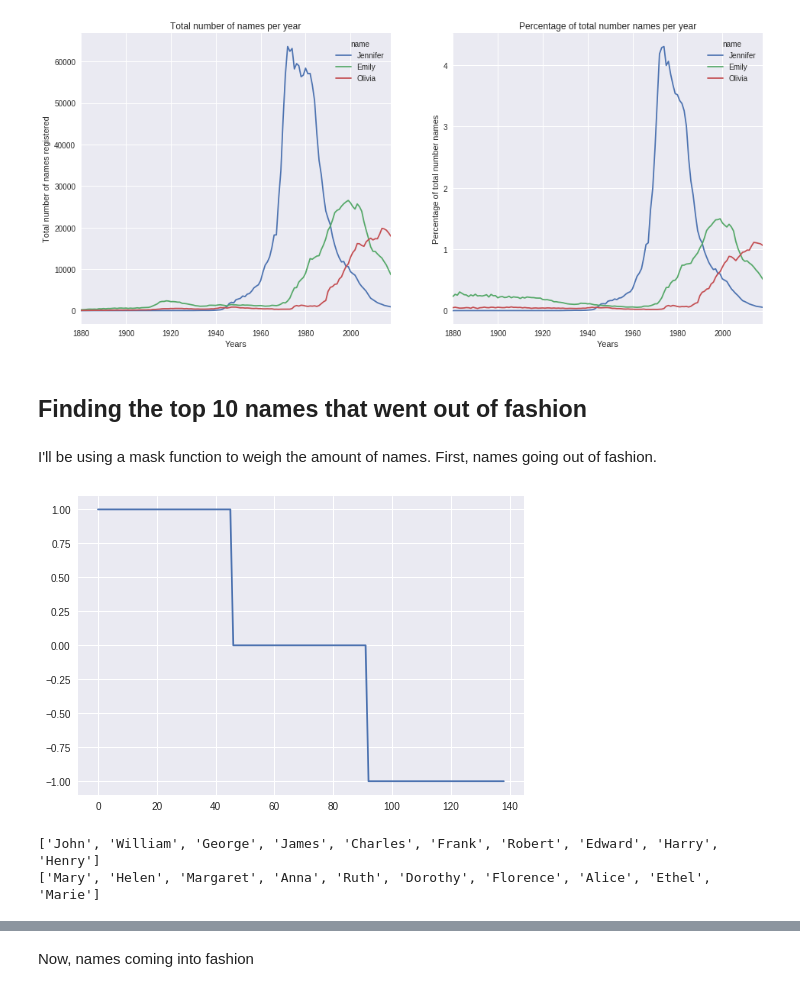
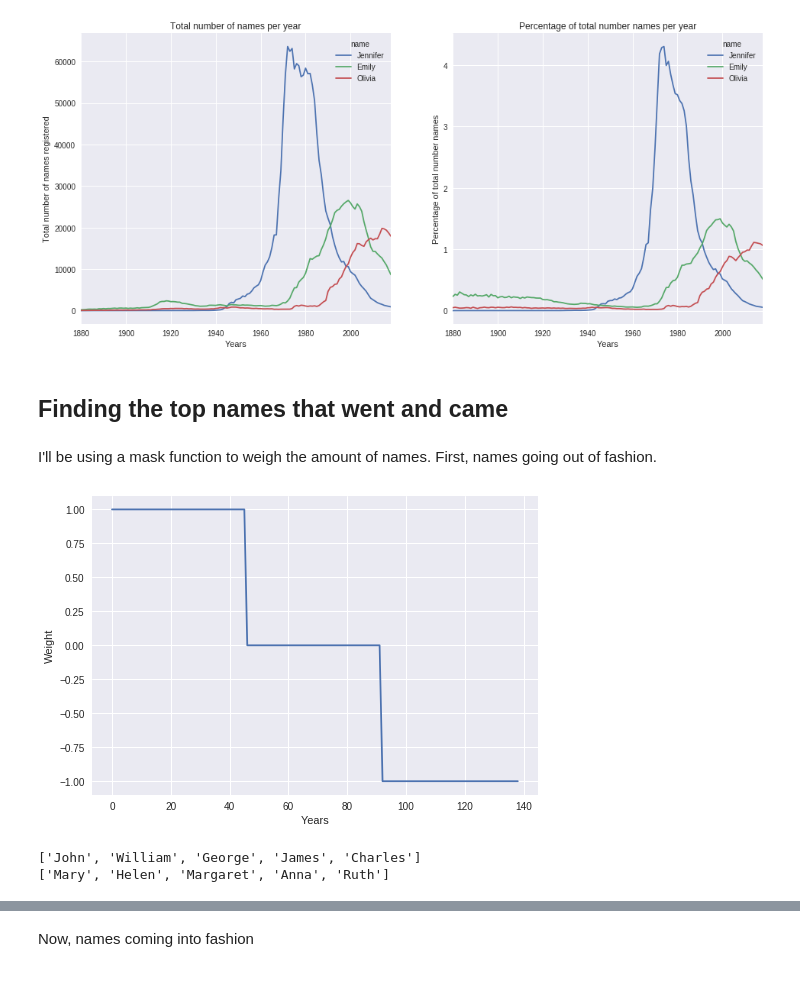
Before and after one commit to danj7/popular_baby_names, a Jupyter notebook: Baby Names - Names coming and going.ipynb, the cells around one changed output, grey strips where cells are left out. Drawn from its saved outputs; the diff is of its cells as text; code cells hidden in the pictures.

```diff
--- a/Baby Names - Names coming and going.ipynb
+++ b/Baby Names - Names coming and going.ipynb
@@ -181,19 +193,21 @@ _, _ = ax1.set_title('Total number of names per year'), ax2.set_title('Percentag
 # %% [output]
 [figure]
 # %% [markdown]
-## Finding the top 10 names that went out of fashion
+## Finding the top names that went and came
 # %% [markdown]
 I'll be using a mask function to weigh the amount of names. First, names going out of fashion.
 # %%
 # Mask for disappearing names. Shape only depends on years.
 mask = np.zeros(namesMperYear.shape[0])
 mask[:namesMperYear.shape[0]//3] = 1
 mask[-namesMperYear.shape[0]//3:] = -1
 
 # Previewing the mask
 _ = plt.plot(mask)
+_ = plt.xlabel('Years')
+_ = plt.ylabel('Weight')
 # %% [output]
-[figure, old version]
+[figure, new version]
 # %%
 # Making a copy of the dataframe and saving it as a numpy array
 disappearing_scoreM = namesMperYearPercent.copy().to_numpy()
@@ -205,14 +219,14 @@ disappearing_scoreF *= mask.reshape(mask.shape[0],1).repeat(namesFperYear.shape[
 disappearing_scoreM = disappearing_scoreM.sum(0)
 disappearing_scoreF = disappearing_scoreF.sum(0)
 # Finding the top 10 scorers
-namesindicesM = disappearing_scoreM.argsort()[::-1][:10]
-namesindicesF = disappearing_scoreF.argsort()[::-1][:10]
+namesindicesM = disappearing_scoreM.argsort()[::-1][:5]
+namesindicesF = disappearing_scoreF.argsort()[::-1][:5]
 # Listing the names with the top 10 disappearing scores
 print(list(namesMperYear.columns[namesindicesM]))
 print(list(namesFperYear.columns[namesindicesF]))
 # %% [output]
-['John', 'William', 'George', 'James', 'Charles', 'Frank', 'Robert', 'Edward', 'Harry', 'Henry']
-['Mary', 'Helen', 'Margaret', 'Anna', 'Ruth', 'Dorothy', 'Florence', 'Alice', 'Ethel', 'Marie']
+['John', 'William', 'George', 'James', 'Charles']
+['Mary', 'Helen', 'Margaret', 'Anna', 'Ruth']
 # %%
 # Plotting the history of those names
 nameslist = list(namesMperYear.columns[namesindicesM])
```
Also changed, not shown: parts of 12 cells of this notebook, 3 other files.
